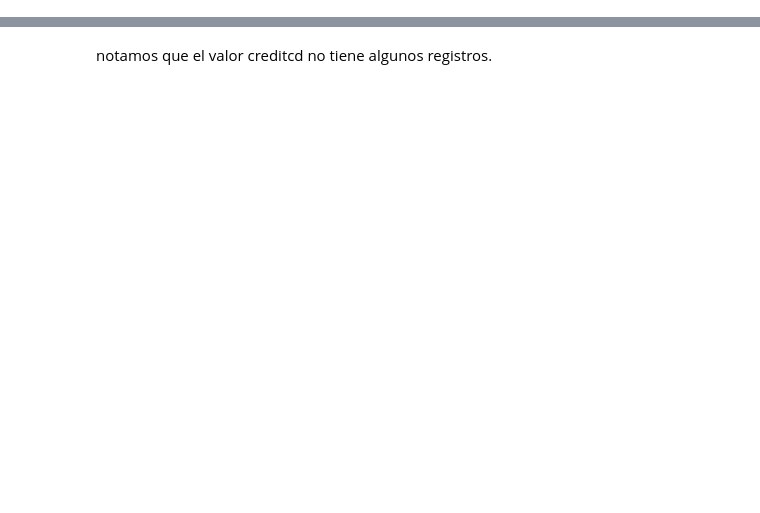
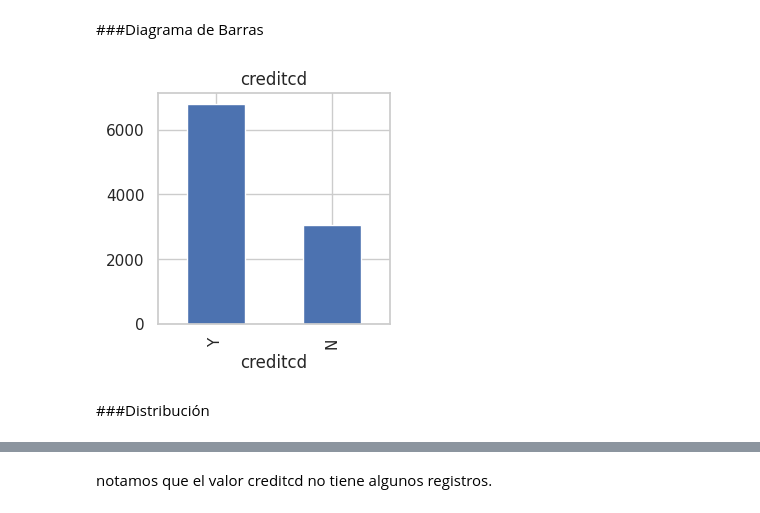
Before and after one commit to mgomez270/MLGuia1, a Jupyter notebook: Relación_Minutos.ipynb, the cells around one changed output, grey strips where cells are left out. Saved outputs shown, nothing was run; the diff lists cells and outputs as text; code cells hidden in the pictures; blank space fills up the shorter version.

```diff
--- a/Relación_Minutos.ipynb
+++ b/Relación_Minutos.ipynb
@@ -38,0 +81,10 @@ df = df.drop(['Customer_ID'],axis=1)
+# %% [markdown]
+###Diagrama de Barras
+# %%
+df['creditcd'].value_counts().plot(kind='bar',figsize=(3,3))
+plt.title('creditcd')
+plt.show()
+# %% [output]
+[figure, added]
+# %% [markdown]
+###Distribución
```
Also changed, not shown: parts of 30 cells of this notebook.
